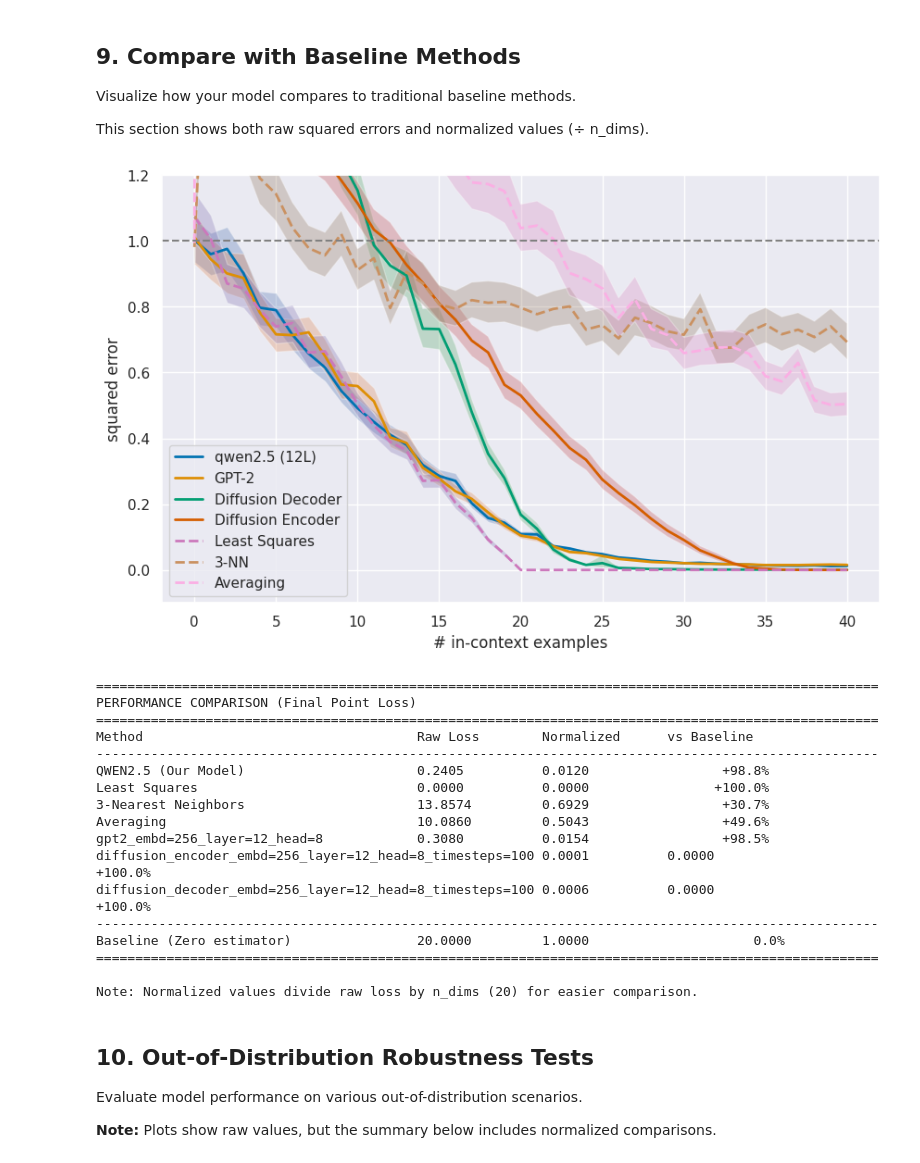
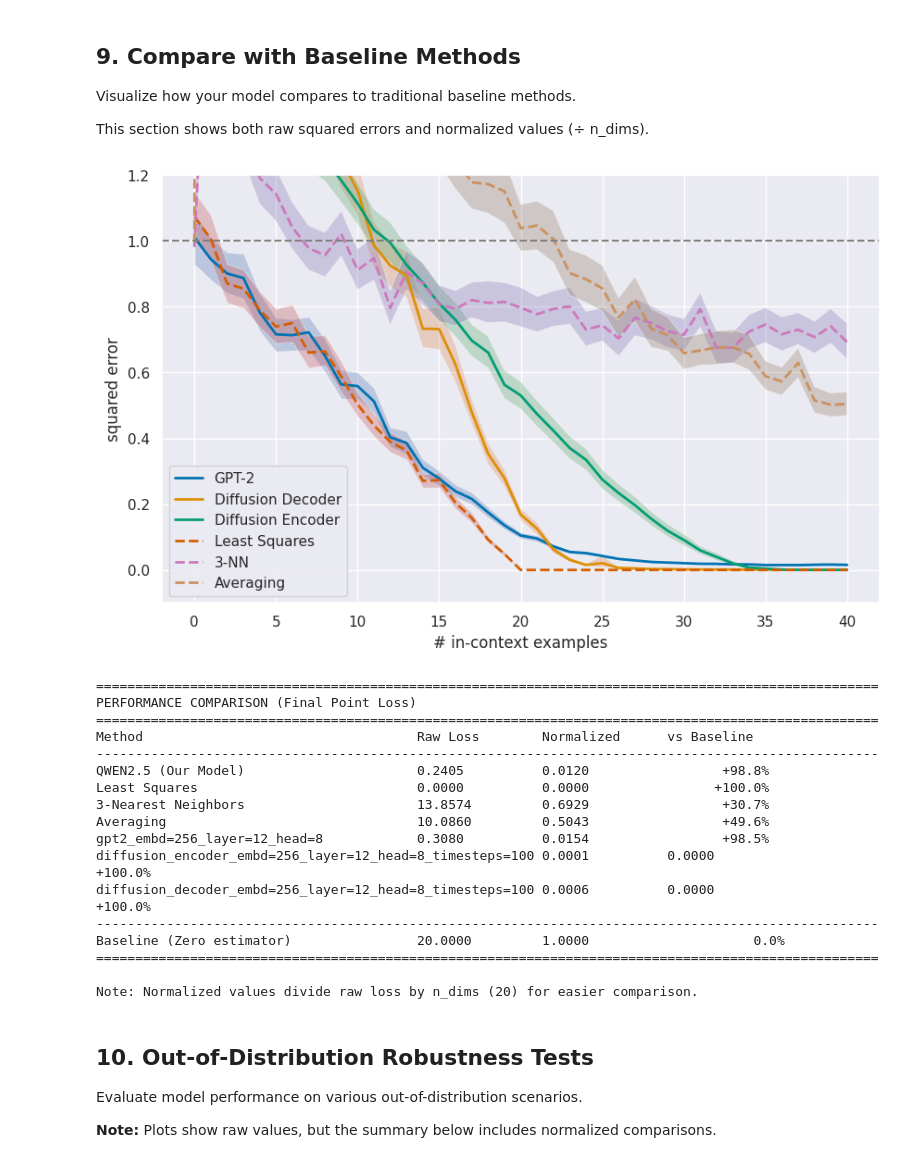
Before and after one commit to hingma/in-context-learning, a Jupyter notebook: eval_colab_all_diff.ipynb, the cells around one changed output. Drawn from its saved outputs; the diff is of its cells as text; code cells hidden in the pictures.

```diff
--- a/eval_colab_all_diff.ipynb
+++ b/eval_colab_all_diff.ipynb
@@ -478,26 +478,26 @@ else:
     # Plot model performance with colorblind-friendly palette
     colors = sns.color_palette('colorblind')
 
-    # Plot model performance
-    if model_name in standard_metrics:
-        if "diffusion" in model_name:
-            # print(model_name)
-            # means = standard_metrics[model_name]["mean"]
-            means = [m for m in standard_metrics[model_name]["mean"]]
-            ax.plot(means, lw=2, label=f"{conf.model.family} ({conf.model.n_layer}L)",
-                    color=colors[0])
-            low = [m for m in standard_metrics[model_name]["bootstrap_low"]]
-            high = [m for m in standard_metrics[model_name]["bootstrap_high"]]
-            ax.fill_between(range(len(low)), low, high, alpha=0.3)
-        else:
-            # print(model_name)
-            # means = standard_metrics[model_name]["mean"]
-            means = [m / normalization for m in standard_metrics[model_name]["mean"]]
-            ax.plot(means, lw=2, label=f"{conf.model.family} ({conf.model.n_layer}L)",
-                    color=colors[0])
-            low = [m / normalization for m in standard_metrics[model_name]["bootstrap_low"]]
-            high = [m / normalization for m in standard_metrics[model_name]["bootstrap_high"]]
-            ax.fill_between(range(len(low)), low, high, alpha=0.3)
+    # # Plot model performance
+    # if model_name in standard_metrics:
+    #     if "diffusion" in model_name:
+    #         # print(model_name)
+    #         # means = standard_metrics[model_name]["mean"]
+    #         means = [m for m in standard_metrics[model_name]["mean"]]
+    #         ax.plot(means, lw=2, label=f"{conf.model.family} ({conf.model.n_layer}L)",
+    #                 color=colors[0])
+    #         low = [m for m in standard_metrics[model_name]["bootstrap_low"]]
+    #         high = [m for m in standard_metrics[model_name]["bootstrap_high"]]
+    #         ax.fill_between(range(len(low)), low, high, alpha=0.3)
+    #     else:
+    #         # print(model_name)
+    #         # means = standard_metrics[model_name]["mean"]
+    #         means = [m / normalization for m in standard_metrics[model_name]["mean"]]
+    #         ax.plot(means, lw=2, label=f"{conf.model.family} ({conf.model.n_layer}L)",
+    #                 color=colors[0])
+    #         low = [m / normalization for m in standard_metrics[model_name]["bootstrap_low"]]
+    #         high = [m / normalization for m in standard_metrics[model_name]["bootstrap_high"]]
+    #         ax.fill_between(range(len(low)), low, high, alpha=0.3)
 
     # Plot baseline models
     baseline_keys = [
@@ -514,7 +514,7 @@ else:
         'diffusion_decoder_embd=256_layer=12_head=8_timesteps=100': 'Diffusion Decoder'
     }
 
-    for idx, baseline_key in enumerate(baseline_keys, 1):
+    for idx, baseline_key in enumerate(baseline_keys, 0):
         if baseline_key in standard_metrics:
             if 'diffusion' in baseline_key:
                 # means = standard_metrics[baseline_key]["mean"]
@@ -555,34 +555,34 @@ else:
     plt.show()
 
     # Print comparison table with normalized values
 
     print(f"\n{'='*100}")
     print("PERFORMANCE COMPARISON (Final Point Loss)")
     print(f"{'='*100}")
     print(f"{'Method':<40} {'Raw Loss':<15} {'Normalized':<15} {'vs Baseline':<15}")
     print(f"{'-'*100}")
 
     baseline_loss = model.n_dims  # Zero estimator
 
     for method_name, metrics in standard_metrics.items():
         final_loss = metrics["mean"][-1]
         normalized_loss = final_loss / normalization
         improvement = (1 - final_loss / baseline_loss) * 100
 
         # Clean up method name
         if method_name == model_name:
             display_name = f"{conf.model.family.upper()} (Our Model)"
         else:
             display_name = baseline_names(method_name)
 
         print(f"{display_name:<40} {final_loss:<15.4f} {normalized_loss:<15.4f} {improvement:>+12.1f}%")
 
     print(f"{'-'*100}")
     print(f"{'Baseline (Zero estimator)':<40} {baseline_loss:<15.4f} {baseline_loss/normalization:<15.4f} {'0.0%':>15}")
     print(f"{'='*100}")
     print(f"\nNote: Normalized values divide raw loss by n_dims ({normalization}) for easier comparison.")
 # %% [output]
-[figure, old version]
+[figure, new version]
 ====================================================================================================
 PERFORMANCE COMPARISON (Final Point Loss)
 ====================================================================================================
```
Also changed, not shown: parts of 2 cells of this notebook.
